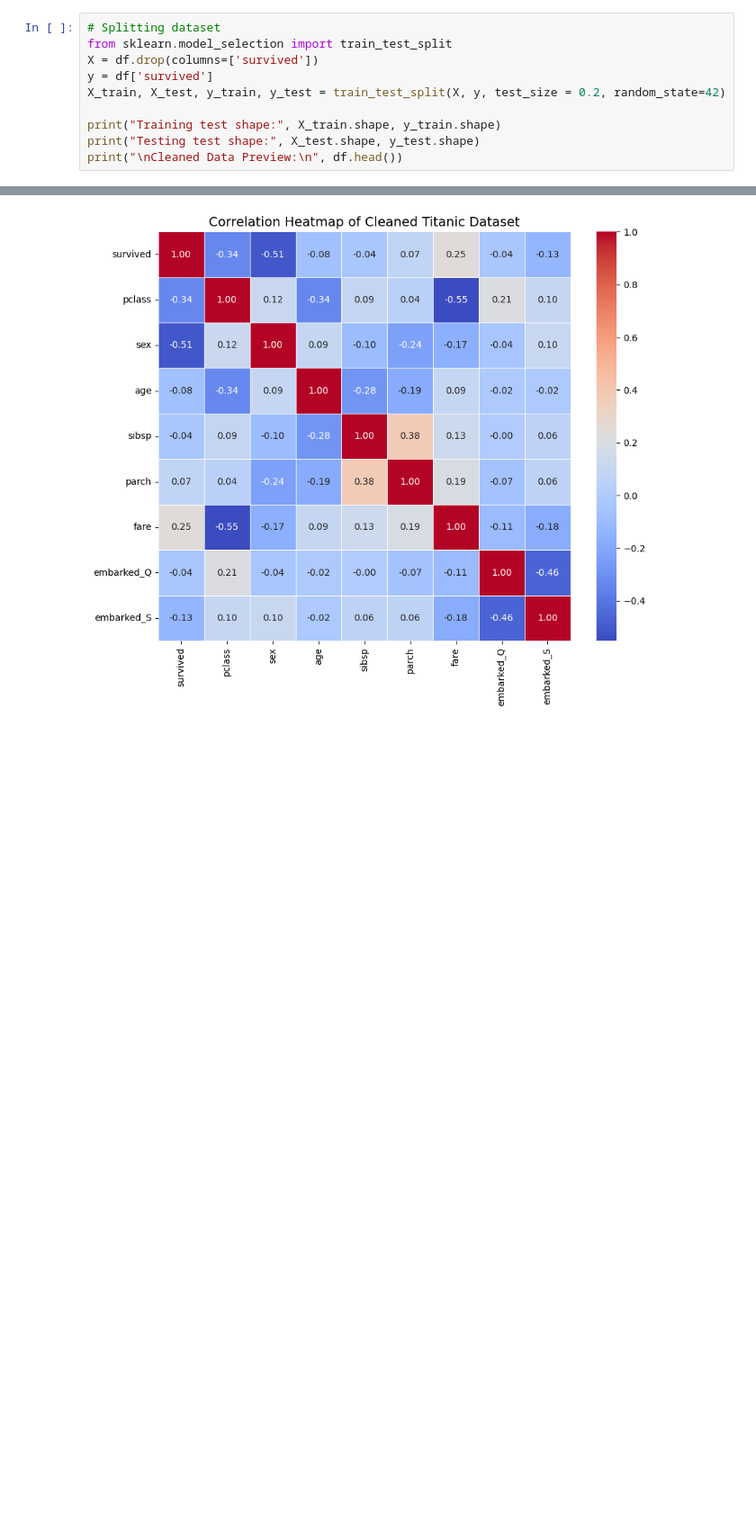
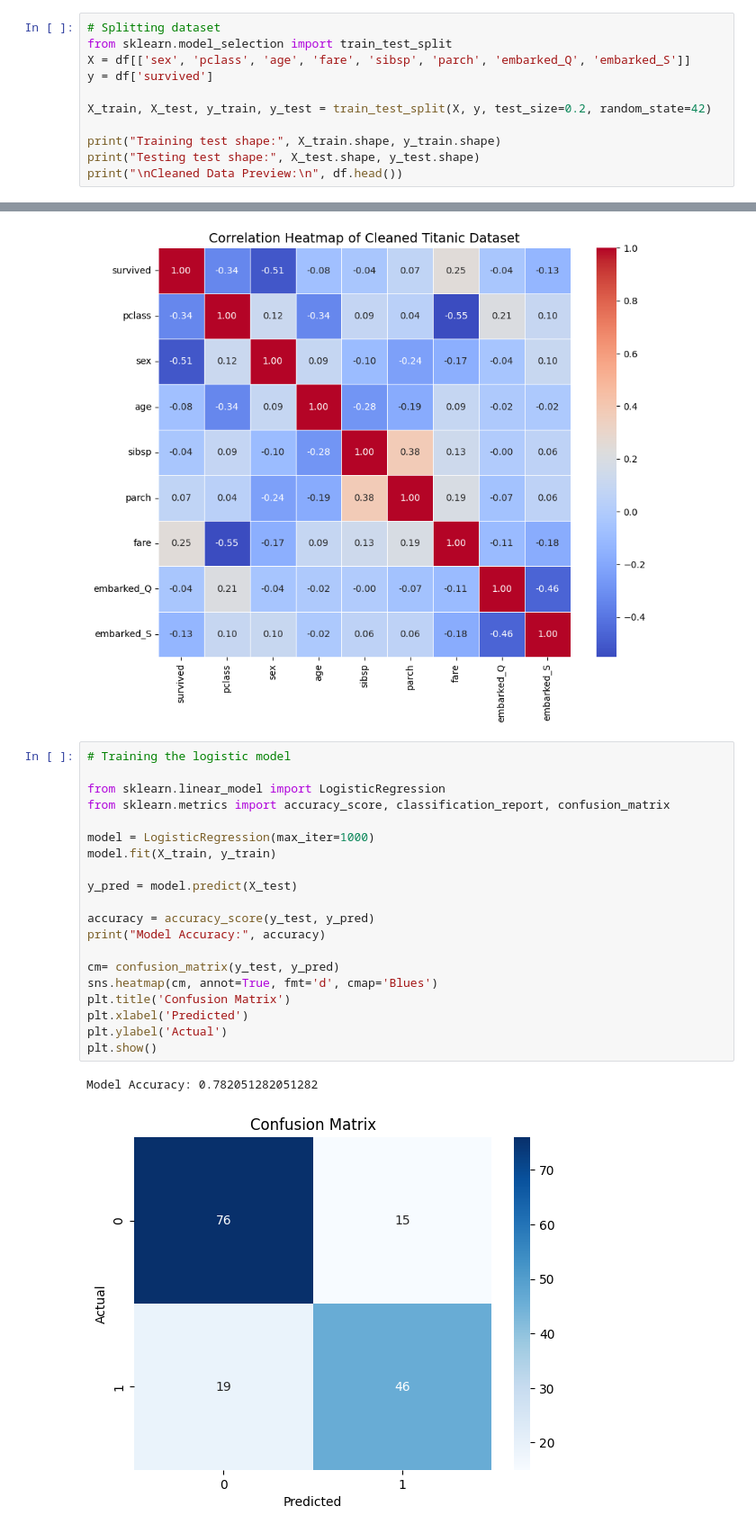
Before and after one commit to Storm00212/Data-manipulation-using-python, a Jupyter notebook: Complex_data_manipulation_with_sample_dataset.ipynb, the cells around one changed output, grey strips where cells are left out. Shown: that part at 90% size. Cells and saved outputs as stored; diff of their text form; blank space fills up the shorter version.

Commit message:
Added linear regression model

```diff
--- a/Complex_data_manipulation_with_sample_dataset.ipynb
+++ b/Complex_data_manipulation_with_sample_dataset.ipynb
@@ -192,9 +192,10 @@ df.head()
 # %%
 # Splitting dataset
 from sklearn.model_selection import train_test_split
-X = df.drop(columns=['survived'])
+X = df[['sex', 'pclass', 'age', 'fare', 'sibsp', 'parch', 'embarked_Q', 'embarked_S']]
 y = df['survived']
-X_train, X_test, y_train, y_test = train_test_split(X, y, test_size = 0.2, random_state=42)
+
+X_train, X_test, y_train, y_test = train_test_split(X, y, test_size=0.2, random_state=42)
 
 print("Training test shape:", X_train.shape, y_train.shape)
 print("Testing test shape:", X_test.shape, y_test.shape)
@@ -230,3 +231,26 @@ plt.title("Correlation Heatmap of Cleaned Titanic Dataset", fontsize=14)
 plt.show()
 # %% [output]
 [figure]
+# %%
+# Training the logistic model
+
+from sklearn.linear_model import LogisticRegression
+from sklearn.metrics import accuracy_score, classification_report, confusion_matrix
+
+model = LogisticRegression(max_iter=1000)
+model.fit(X_train, y_train)
+
+y_pred = model.predict(X_test)
+
+accuracy = accuracy_score(y_test, y_pred)
+print("Model Accuracy:", accuracy)
+
+cm= confusion_matrix(y_test, y_pred)
+sns.heatmap(cm, annot=True, fmt='d', cmap='Blues')
+plt.title('Confusion Matrix')
+plt.xlabel('Predicted')
+plt.ylabel('Actual')
+plt.show()
+# %% [output]
+Model Accuracy: 0.782051282051282
+[figure, added]
```
